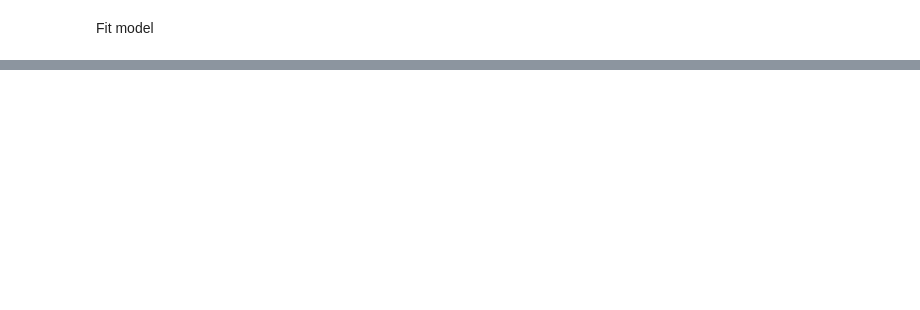
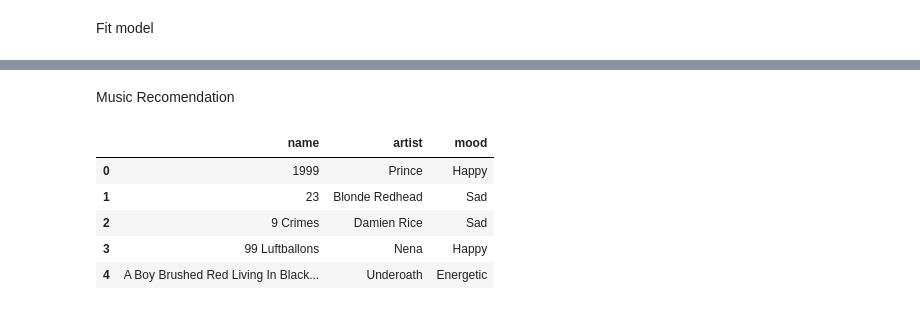
Before and after one commit to Madhu3456/IITISoC-22-AI-ML-11-Song-Recommendation, a Jupyter notebook: FER.ipynb, the cells around one changed output, grey strips where cells are left out. Cells and saved outputs as stored; diff of their text form; code cells hidden in the pictures; blank space fills up the shorter version.

```diff
--- a/FER.ipynb
+++ b/FER.ipynb
@@ -218,0 +208,13 @@ Test Acc: 0.6536639928817749
+# %% [markdown]
+Music Recomendation
+# %%
+mood_music = pd.read_csv("/content/drive/MyDrive/Colab Notebooks/data_moods.csv")
+mood_music = mood_music[['name','artist','mood']]
+mood_music.head()
+# %% [output]
+|  | name | artist | mood |
+| 0 | 1999 | Prince | Happy |
+| 1 | 23 | Blonde Redhead | Sad |
+| 2 | 9 Crimes | Damien Rice | Sad |
+| 3 | 99 Luftballons | Nena | Happy |
+| 4 | A Boy Brushed Red Living In Black... | Underoath | Energetic |
```
Also changed, not shown: parts of 21 cells of this notebook.
